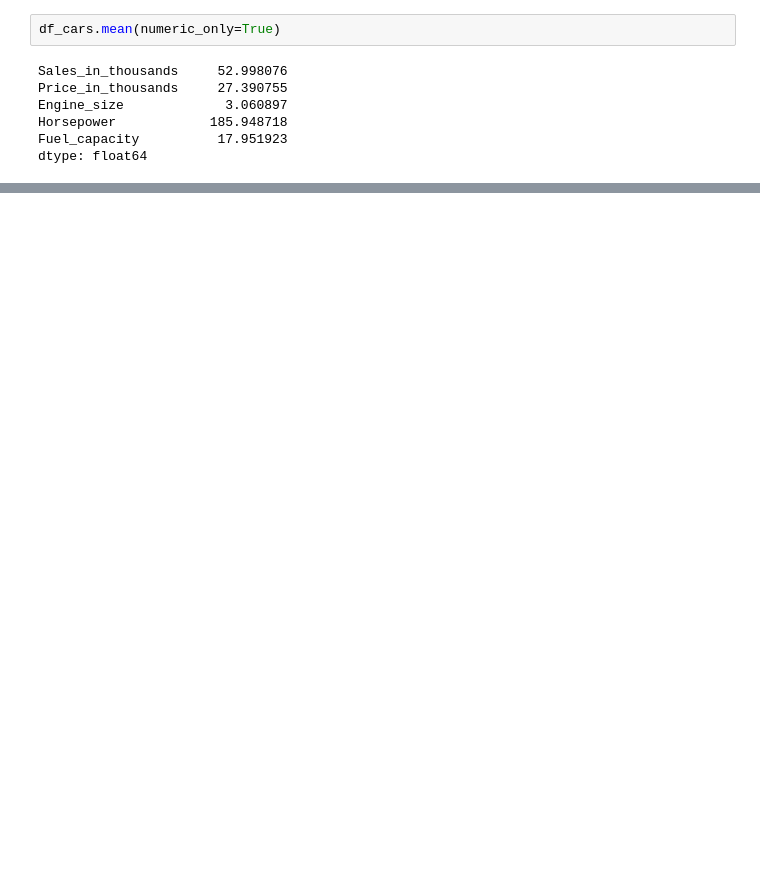
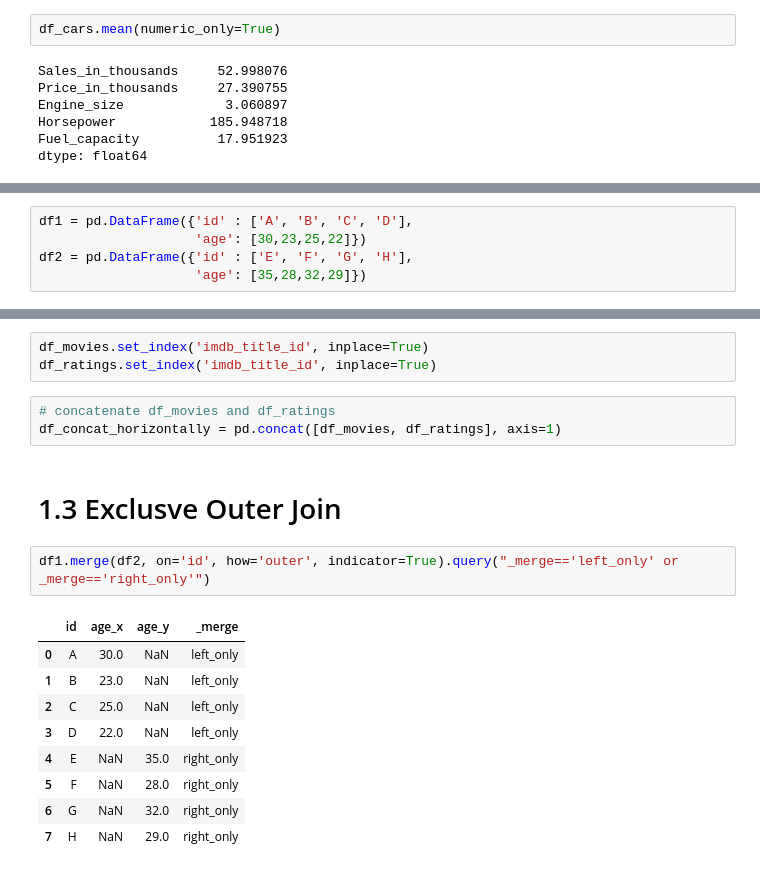
Before and after one commit to claudiahW/fcc_data_science, a Jupyter notebook: groupby.ipynb, the cells around one changed output, grey strips where cells are left out. Cells and saved outputs as stored; diff of their text form; blank space fills up the shorter version.

```diff
--- a/groupby.ipynb
+++ b/groupby.ipynb
@@ -400,0 +449,5 @@ dtype: float64
+# %%
+df1 = pd.DataFrame({'id' : ['A', 'B', 'C', 'D'],
+                    'age': [30,23,25,22]})
+df2 = pd.DataFrame({'id' : ['E', 'F', 'G', 'H'],
+                    'age': [35,28,32,29]})
@@ -400,0 +500,20 @@ dtype: float64
+# %%
+df_movies.set_index('imdb_title_id', inplace=True)
+df_ratings.set_index('imdb_title_id', inplace=True)
+# %%
+# concatenate df_movies and df_ratings
+df_concat_horizontally = pd.concat([df_movies, df_ratings], axis=1)
+# %% [markdown]
+# 1.3 Exclusve Outer Join
+# %%
+df1.merge(df2, on='id', how='outer', indicator=True).query("_merge=='left_only' or _merge=='right_only'")
+# %% [output]
+|  | id | age_x | age_y | _merge |
+| 0 | A | 30.0 | NaN | left_only |
+| 1 | B | 23.0 | NaN | left_only |
+| 2 | C | 25.0 | NaN | left_only |
+| 3 | D | 22.0 | NaN | left_only |
+| 4 | E | NaN | 35.0 | right_only |
+| 5 | F | NaN | 28.0 | right_only |
+| 6 | G | NaN | 32.0 | right_only |
+| 7 | H | NaN | 29.0 | right_only |
```
Also changed, not shown: parts of 29 cells of this notebook, 1 other file.
